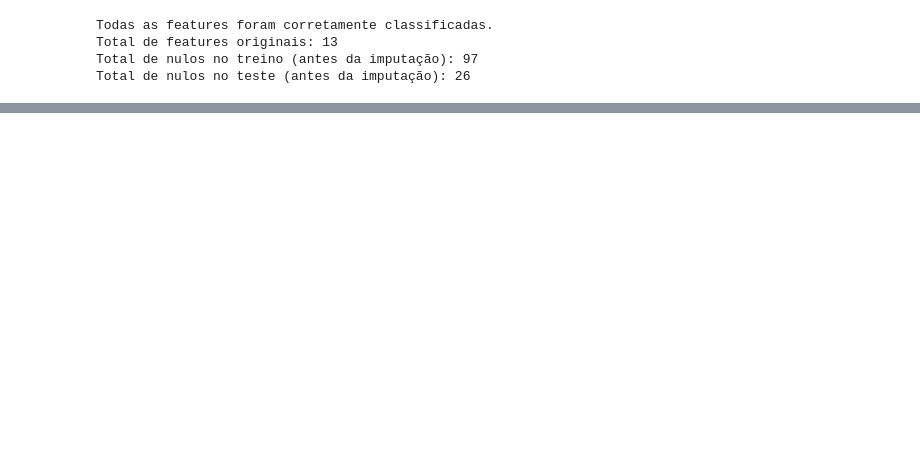
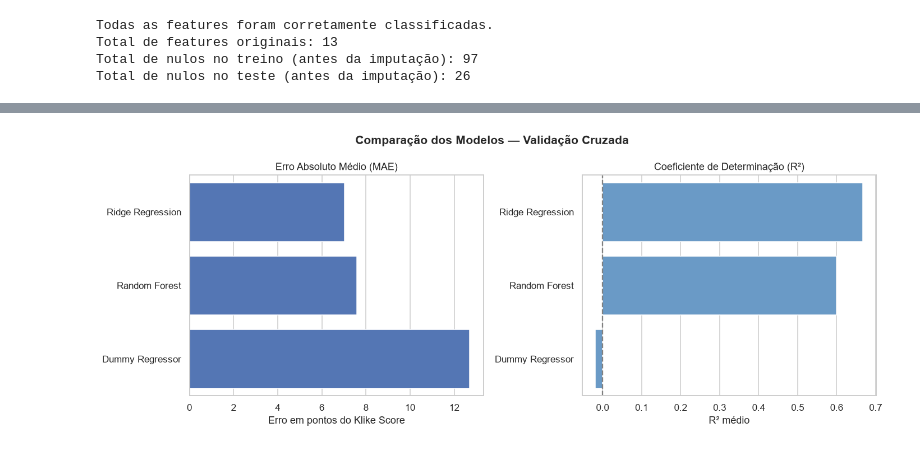
Before and after one commit to joaobaungartner/klike-data-science-challenge, a Jupyter notebook: parte-2.ipynb, the cells around one changed output, grey strips where cells are left out. Cells and saved outputs as stored; diff of their text form; code cells hidden in the pictures; blank space fills up the shorter version.

Commit message:
feat: implement regression models, hyperparameter tuning and feature analysis

```diff
--- a/parte-2.ipynb
+++ b/parte-2.ipynb
@@ -299,7 +304,7 @@ from sklearn.preprocessing import OneHotEncoder
 features_numericas = [
     "video_duration_s",
     "music_voice_ratio"
-] + colunas_booleanas
+]
 
 features_categoricas = [
     "platform",
@@ -310,9 +315,14 @@ features_categoricas = [
     "text_density"
 ]
 
-# Pipeline das variáveis numéricas e booleanas
+# Pipeline das variáveis numéricas
 pipeline_numerico = Pipeline(steps=[
     ("imputer", SimpleImputer(strategy="median"))
+])
+
+# Pipeline das variáveis booleanas
+pipeline_booleano = Pipeline(steps=[
+    ("imputer", SimpleImputer(strategy="most_frequent"))
 ])
 
 # Pipeline das variáveis categóricas
@@ -328,13 +338,15 @@ pipeline_categorico = Pipeline(steps=[
 preprocessor = ColumnTransformer(
     transformers=[
         ("num", pipeline_numerico, features_numericas),
+        ("bool", pipeline_booleano, colunas_booleanas),
         ("cat", pipeline_categorico, features_categoricas)
     ],
     remainder="drop"
 )
 
 print("Pré-processador configurado com sucesso.")
-print(f"Features numéricas/binárias: {len(features_numericas)}")
+print(f"Features numéricas: {len(features_numericas)}")
+print(f"Features booleanas: {len(colunas_booleanas)}")
 print(f"Features categóricas: {len(features_categoricas)}")
 # %% [output]
 Pré-processador configurado com sucesso.
@@ -362,0 +532,41 @@ Total de nulos no teste (antes da imputação): 26
+# %%
+
+fig, axes = plt.subplots(1, 2, figsize=(13, 5))
+
+# Comparação do MAE
+sns.barplot(
+    data=df_resultados,
+    x="MAE",
+    y="Modelo",
+    ax=axes[0],
+    color="#4472C4"
+)
+
+axes[0].set_title("Erro Absoluto Médio (MAE)")
+axes[0].set_xlabel("Erro em pontos do Klike Score")
+axes[0].set_ylabel("")
+
+# Comparação do R²
+sns.barplot(
+    data=df_resultados,
+    x="R²",
+    y="Modelo",
+    ax=axes[1],
+    color="#5B9BD5"
+)
+
+axes[1].axvline(0, color="gray", linestyle="--")
+axes[1].set_title("Coeficiente de Determinação (R²)")
+axes[1].set_xlabel("R² médio")
+axes[1].set_ylabel("")
+
+plt.suptitle(
+    "Comparação dos Modelos — Validação Cruzada",
+    fontsize=14,
+    fontweight="bold"
+)
+
+plt.tight_layout()
+plt.show()
+# %% [output]
+[figure, added]
```
Also changed, not shown: parts of 17 cells of this notebook.
